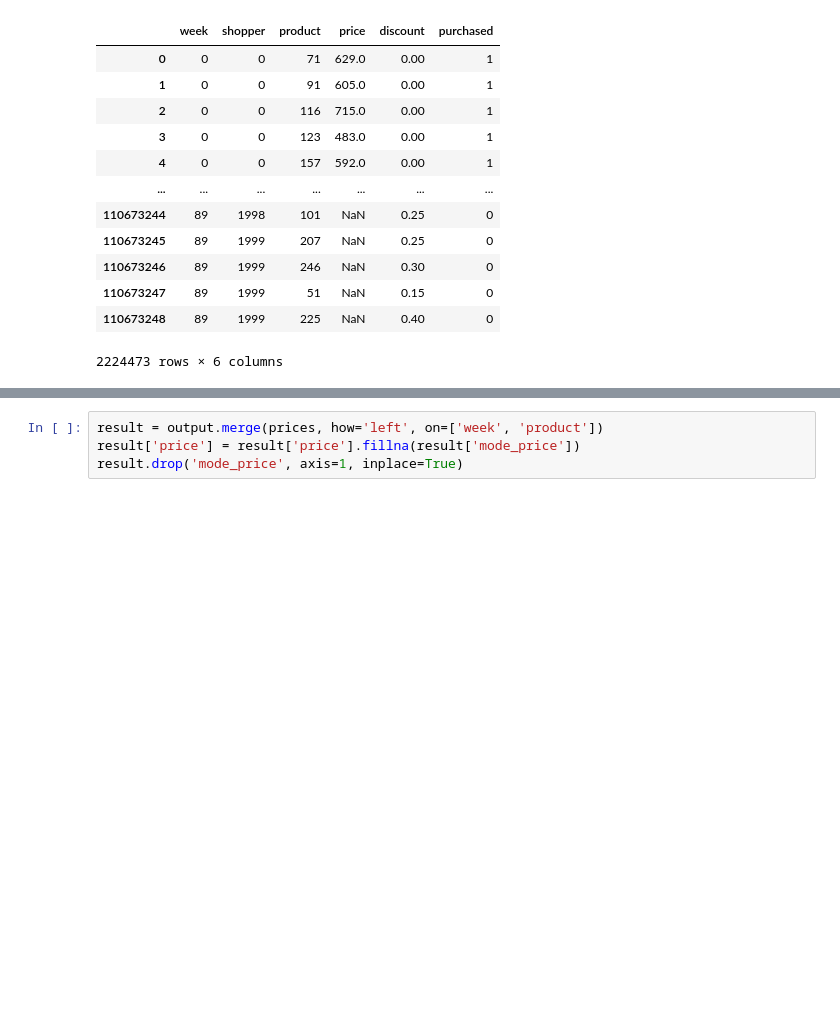
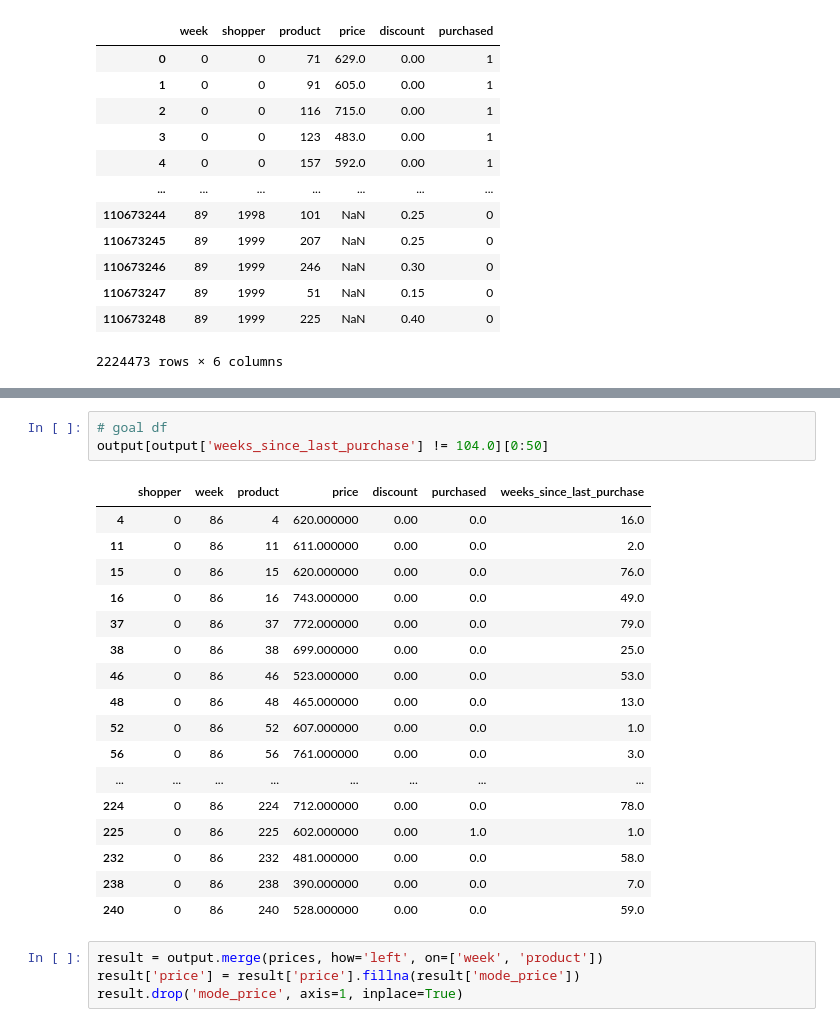
Before and after one commit to leonhagel/mlim-g2, a Jupyter notebook: code/discount-model_20210226_complete-pipeline_no-intermediary-results.ipynb, the cells around one changed output, grey strips where cells are left out. Saved outputs shown, nothing was run; the diff lists cells and outputs as text; blank space fills up the shorter version.

```diff
--- a/code/discount-model_20210226_complete-pipeline_no-intermediary-results.ipynb
+++ b/code/discount-model_20210226_complete-pipeline_no-intermediary-results.ipynb
@@ -63,3 +182,24 @@ output
+# %%
+# goal df
+output[output['weeks_since_last_purchase'] != 104.0][0:50]
+# %% [output]
+|  | shopper | week | product | price | discount | purchased | weeks_since_last_purchase |
+| 4 | 0 | 86 | 4 | 620.000000 | 0.00 | 0.0 | 16.0 |
+| 11 | 0 | 86 | 11 | 611.000000 | 0.00 | 0.0 | 2.0 |
+| 15 | 0 | 86 | 15 | 620.000000 | 0.00 | 0.0 | 76.0 |
+| 16 | 0 | 86 | 16 | 743.000000 | 0.00 | 0.0 | 49.0 |
+| 37 | 0 | 86 | 37 | 772.000000 | 0.00 | 0.0 | 79.0 |
+| 38 | 0 | 86 | 38 | 699.000000 | 0.00 | 0.0 | 25.0 |
+| 46 | 0 | 86 | 46 | 523.000000 | 0.00 | 0.0 | 53.0 |
+| 48 | 0 | 86 | 48 | 465.000000 | 0.00 | 0.0 | 13.0 |
+| 52 | 0 | 86 | 52 | 607.000000 | 0.00 | 0.0 | 1.0 |
+| 56 | 0 | 86 | 56 | 761.000000 | 0.00 | 0.0 | 3.0 |
+| ... | ... | ... | ... | ... | ... | ... | ... |
+| 224 | 0 | 86 | 224 | 712.000000 | 0.00 | 0.0 | 78.0 |
+| 225 | 0 | 86 | 225 | 602.000000 | 0.00 | 1.0 | 1.0 |
+| 232 | 0 | 86 | 232 | 481.000000 | 0.00 | 0.0 | 58.0 |
+| 238 | 0 | 86 | 238 | 390.000000 | 0.00 | 0.0 | 7.0 |
+| 240 | 0 | 86 | 240 | 528.000000 | 0.00 | 0.0 | 59.0 |
 # %%
 result = output.merge(prices, how='left', on=['week', 'product'])
 result['price'] = result['price'].fillna(result['mode_price'])
```
Also changed, not shown: parts of 10 cells of this notebook, 1 other file.
